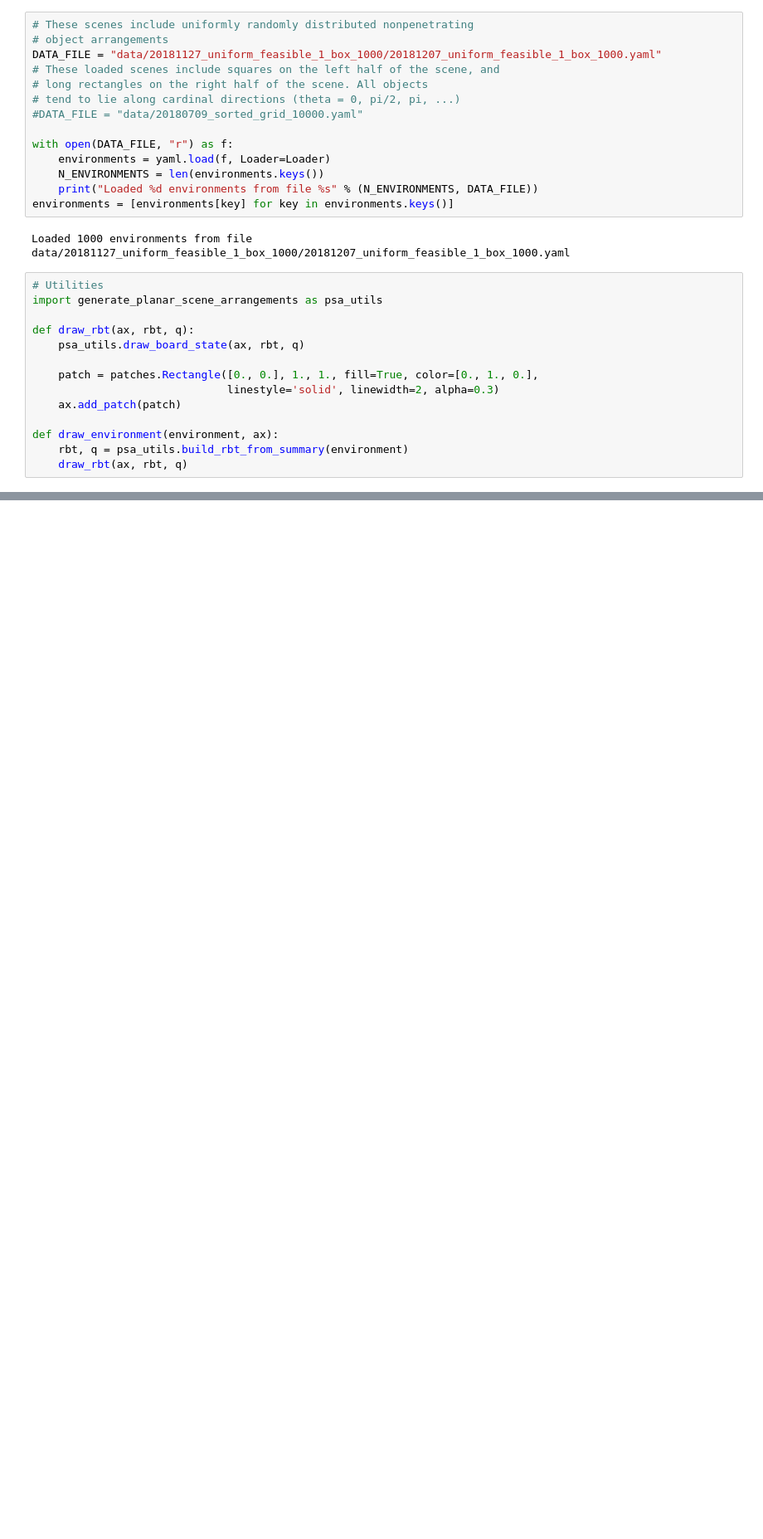
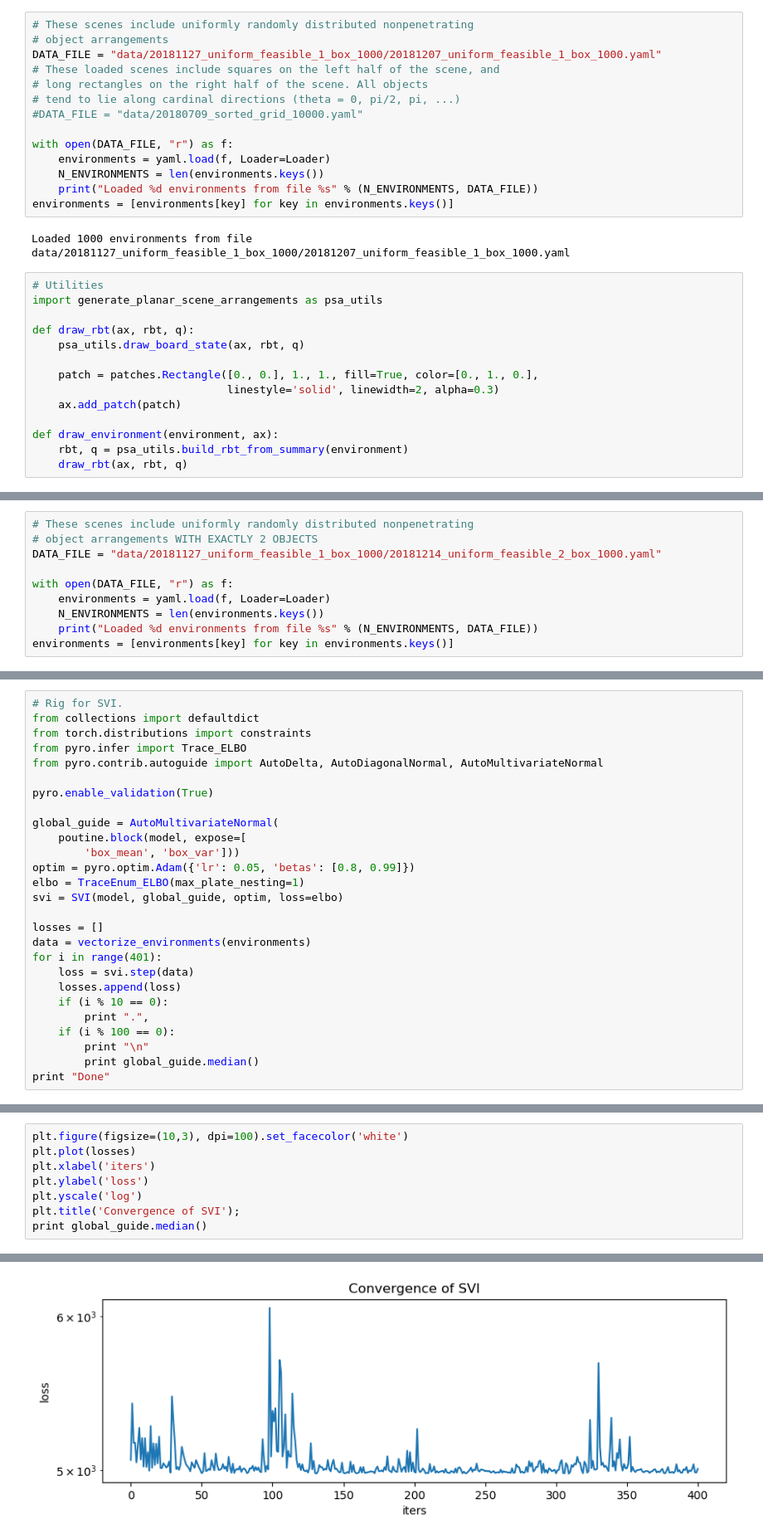
Before and after one commit to gizatt/scene_generation, a Jupyter notebook: 20181213 Differentiable Feasibility Projection Sandbox.ipynb, the cells around one changed output, grey strips where cells are left out. Shown at 83% size. Drawn from its saved outputs; the diff is of its cells as text; blank space fills up the shorter version.

```diff
--- a/20181213 Differentiable Feasibility Projection Sandbox.ipynb
+++ b/20181213 Differentiable Feasibility Projection Sandbox.ipynb
@@ -240,0 +161,10 @@ print model()
+# %%
+# These scenes include uniformly randomly distributed nonpenetrating
+# object arrangements WITH EXACTLY 2 OBJECTS
+DATA_FILE = "data/20181127_uniform_feasible_1_box_1000/20181214_uniform_feasible_2_box_1000.yaml"
+
+with open(DATA_FILE, "r") as f:
+    environments = yaml.load(f, Loader=Loader)
+    N_ENVIRONMENTS = len(environments.keys())
+    print("Loaded %d environments from file %s" % (N_ENVIRONMENTS, DATA_FILE))
+environments = [environments[key] for key in environments.keys()]
@@ -240,0 +293,27 @@ print model()
+# %%
+# Rig for SVI.
+from collections import defaultdict
+from torch.distributions import constraints
+from pyro.infer import Trace_ELBO
+from pyro.contrib.autoguide import AutoDelta, AutoDiagonalNormal, AutoMultivariateNormal
+
+pyro.enable_validation(True)
+
+global_guide = AutoMultivariateNormal(
+    poutine.block(model, expose=[
+        'box_mean', 'box_var']))
+optim = pyro.optim.Adam({'lr': 0.05, 'betas': [0.8, 0.99]})
+elbo = TraceEnum_ELBO(max_plate_nesting=1)
+svi = SVI(model, global_guide, optim, loss=elbo)
+
+losses = []
+data = vectorize_environments(environments)
+for i in range(401):
+    loss = svi.step(data)
+    losses.append(loss)
+    if (i % 10 == 0):
+        print ".",
+    if (i % 100 == 0):
+        print "\n"
+        print global_guide.median()
+print "Done"
@@ -240,0 +337,9 @@ print model()
+# %%
+plt.figure(figsize=(10,3), dpi=100).set_facecolor('white')
+plt.plot(losses)
+plt.xlabel('iters')
+plt.ylabel('loss')
+plt.yscale('log')
+plt.title('Convergence of SVI');
+print global_guide.median()
+# %% [output]
@@ -240,0 +347 @@ print model()
+[figure, added]
```
Also changed, not shown: parts of 9 cells of this notebook, 4 other files.
